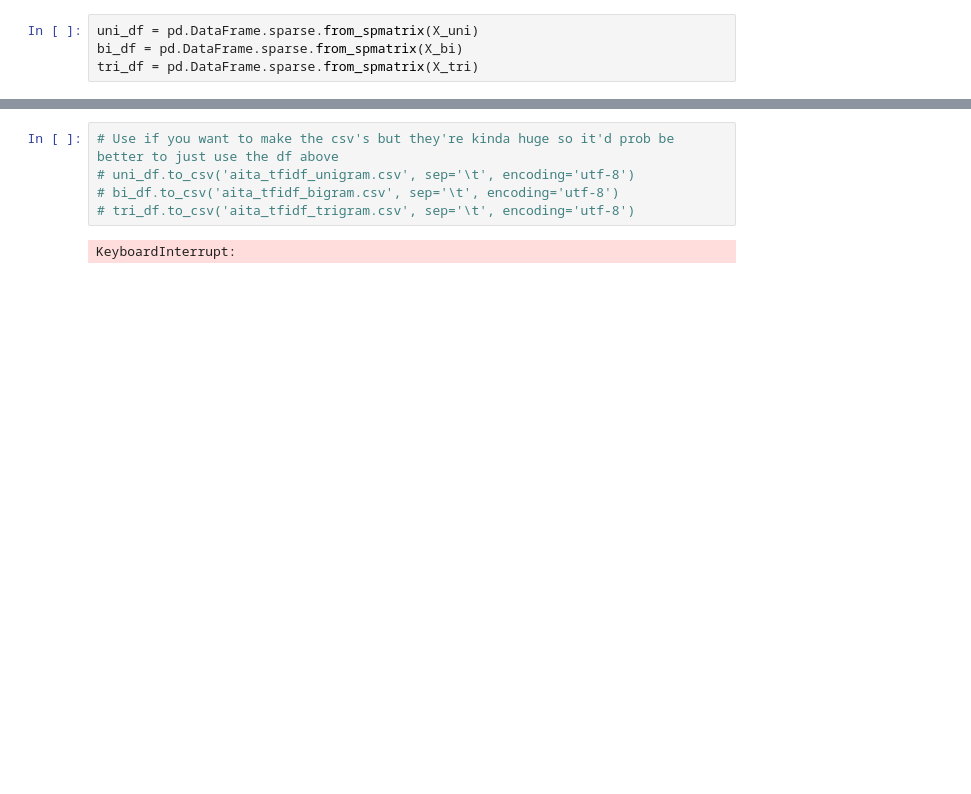
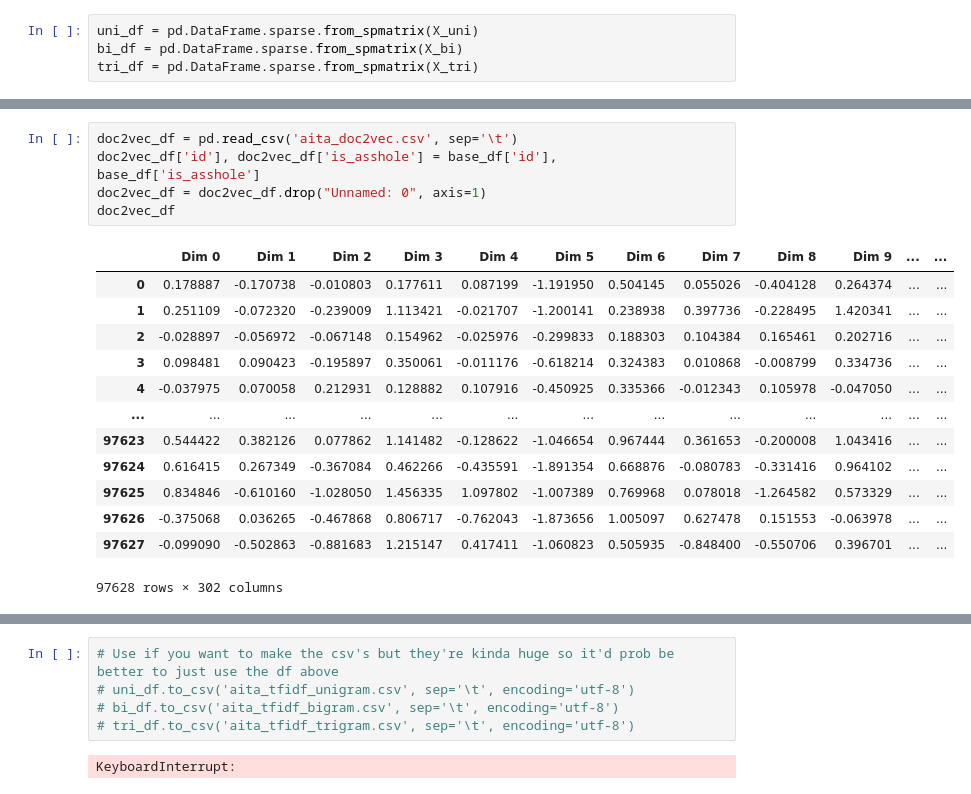
Before and after one commit to RaefM/eecs448-mde, a Jupyter notebook: tfidfNgrams/tfidfNgrams.ipynb, the cells around one changed output, grey strips where cells are left out. Drawn from its saved outputs; the diff is of its cells as text; blank space fills up the shorter version.

```diff
--- a/tfidfNgrams/tfidfNgrams.ipynb
+++ b/tfidfNgrams/tfidfNgrams.ipynb
@@ -40,0 +67,19 @@ tri_df['id'] = base_df['id']
+# %%
+doc2vec_df = pd.read_csv('aita_doc2vec.csv', sep='\t')
+doc2vec_df['id'], doc2vec_df['is_asshole'] = base_df['id'], base_df['is_asshole']
+doc2vec_df = doc2vec_df.drop("Unnamed: 0", axis=1)
+doc2vec_df
+# %% [output]
+|  | Dim 0 | Dim 1 | Dim 2 | Dim 3 | Dim 4 | Dim 5 | Dim 6 | Dim 7 | Dim 8 | Dim 9 | ... | ... |
+| 0 | 0.178887 | -0.170738 | -0.010803 | 0.177611 | 0.087199 | -1.191950 | 0.504145 | 0.055026 | -0.404128 | 0.264374 | ... | ... |
+| 1 | 0.251109 | -0.072320 | -0.239009 | 1.113421 | -0.021707 | -1.200141 | 0.238938 | 0.397736 | -0.228495 | 1.420341 | ... | ... |
+| 2 | -0.028897 | -0.056972 | -0.067148 | 0.154962 | -0.025976 | -0.299833 | 0.188303 | 0.104384 | 0.165461 | 0.202716 | ... | ... |
+| 3 | 0.098481 | 0.090423 | -0.195897 | 0.350061 | -0.011176 | -0.618214 | 0.324383 | 0.010868 | -0.008799 | 0.334736 | ... | ... |
+| 4 | -0.037975 | 0.070058 | 0.212931 | 0.128882 | 0.107916 | -0.450925 | 0.335366 | -0.012343 | 0.105978 | -0.047050 | ... | ... |
+| ... | ... | ... | ... | ... | ... | ... | ... | ... | ... | ... | ... | ... |
+| 97623 | 0.544422 | 0.382126 | 0.077862 | 1.141482 | -0.128622 | -1.046654 | 0.967444 | 0.361653 | -0.200008 | 1.043416 | ... | ... |
+| 97624 | 0.616415 | 0.267349 | -0.367084 | 0.462266 | -0.435591 | -1.891354 | 0.668876 | -0.080783 | -0.331416 | 0.964102 | ... | ... |
+| 97625 | 0.834846 | -0.610160 | -1.028050 | 1.456335 | 1.097802 | -1.007389 | 0.769968 | 0.078018 | -1.264582 | 0.573329 | ... | ... |
+| 97626 | -0.375068 | 0.036265 | -0.467868 | 0.806717 | -0.762043 | -1.873656 | 1.005097 | 0.627478 | 0.151553 | -0.063978 | ... | ... |
+| 97627 | -0.099090 | -0.502863 | -0.881683 | 1.215147 | 0.417411 | -1.060823 | 0.505935 | -0.848400 | -0.550706 | 0.396701 | ... | ... |
+97628 rows × 302 columns
```
Also changed, not shown: parts of 7 cells of this notebook, 2 other files.
